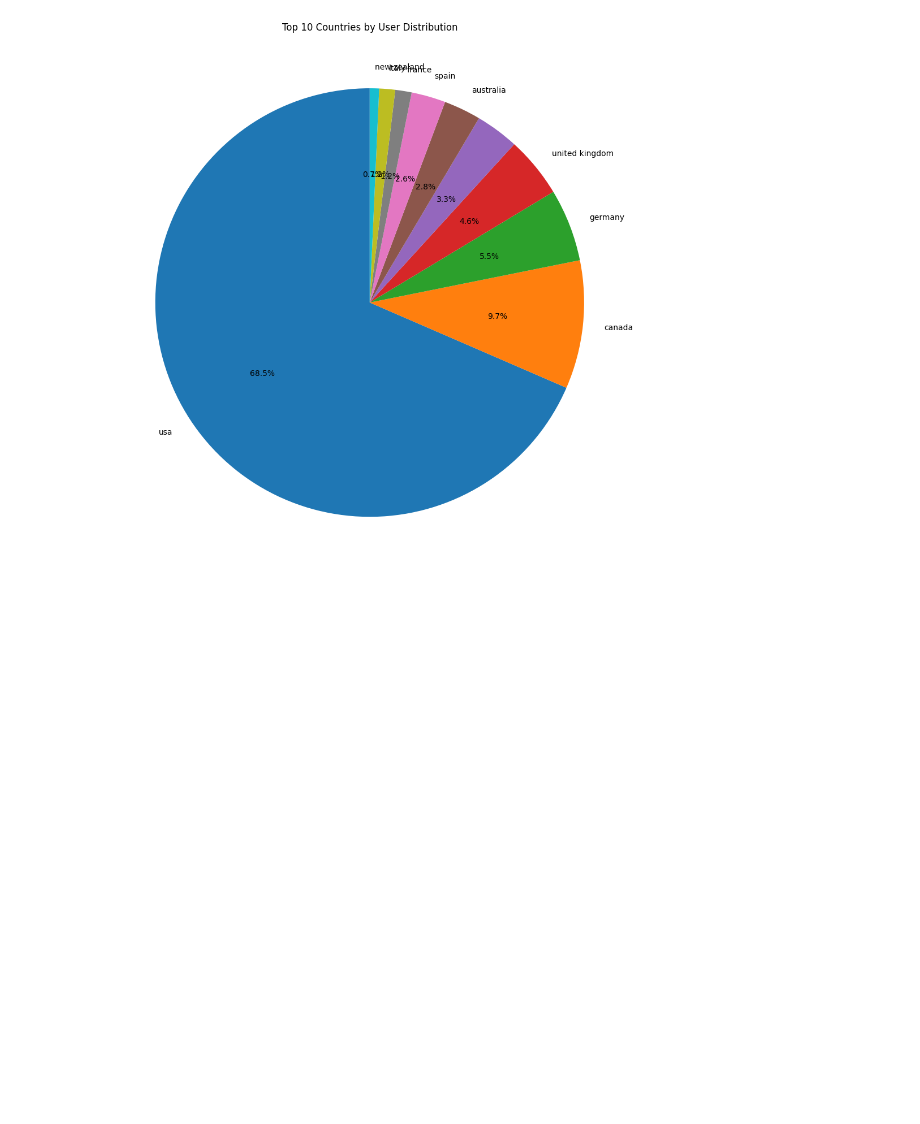
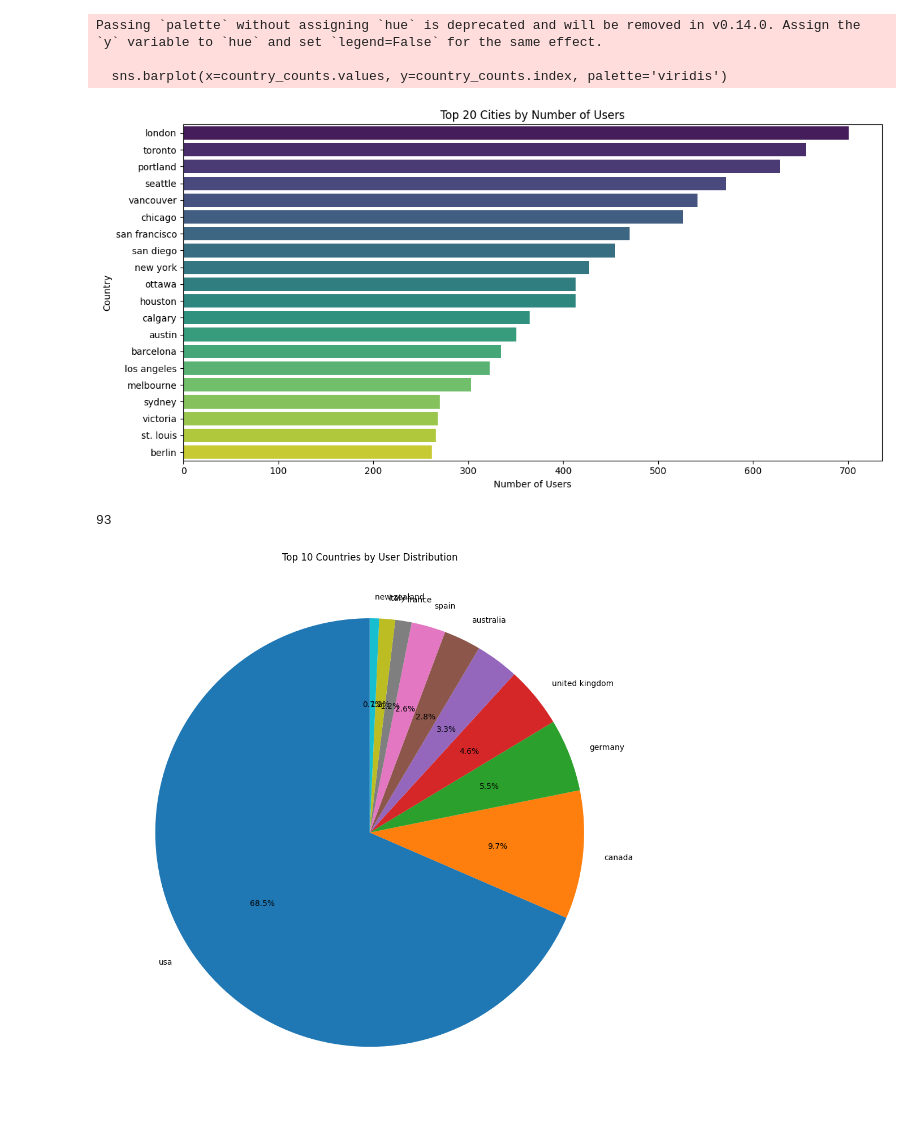
Before and after one commit to boostcampaitech8/pro-recsys-bookratingprediction-recsys-04, a Jupyter notebook: eda/jimin/eda.ipynb, the cells around one changed output. Cells and saved outputs as stored; diff of their text form; code cells hidden in the pictures; blank space fills up the shorter version.

```diff
--- a/eda/jimin/eda.ipynb
+++ b/eda/jimin/eda.ipynb
@@ -42,3 +110,27 @@ Passing `palette` without assigning `hue` is deprecated and will be removed in v
+# %%
+# Extract country from location (assuming format is city, state, country)
+users_df['city'] = users_df['location'].str.split(',').str[0].str.strip()
+
+# Count the number of users per country
+country_counts = users_df['city'].value_counts().head(20)  # Top 20 countries
+
+# Plot the distribution
+plt.figure(figsize=(12, 6))
+sns.barplot(x=country_counts.values, y=country_counts.index, palette='viridis')
+plt.title('Top 20 Cities by Number of Users')
+plt.xlabel('Number of Users')
+plt.ylabel('Country')
+plt.tight_layout()
+plt.show()
+# %% [output]
+Passing `palette` without assigning `hue` is deprecated and will be removed in v0.14.0. Assign the `y` variable to `hue` and set `legend=False` for the same effect.
+
+  sns.barplot(x=country_counts.values, y=country_counts.index, palette='viridis')
+[figure, added]
+# %%
+print(users_df["city"].isna().sum())
+# %% [output]
+93
 # %%
 # For better visualization, let's also create a pie chart for the top 10 countries
 plt.figure(figsize=(10, 10))
```
Also changed, not shown: parts of 14 cells of this notebook, 2 other files.
